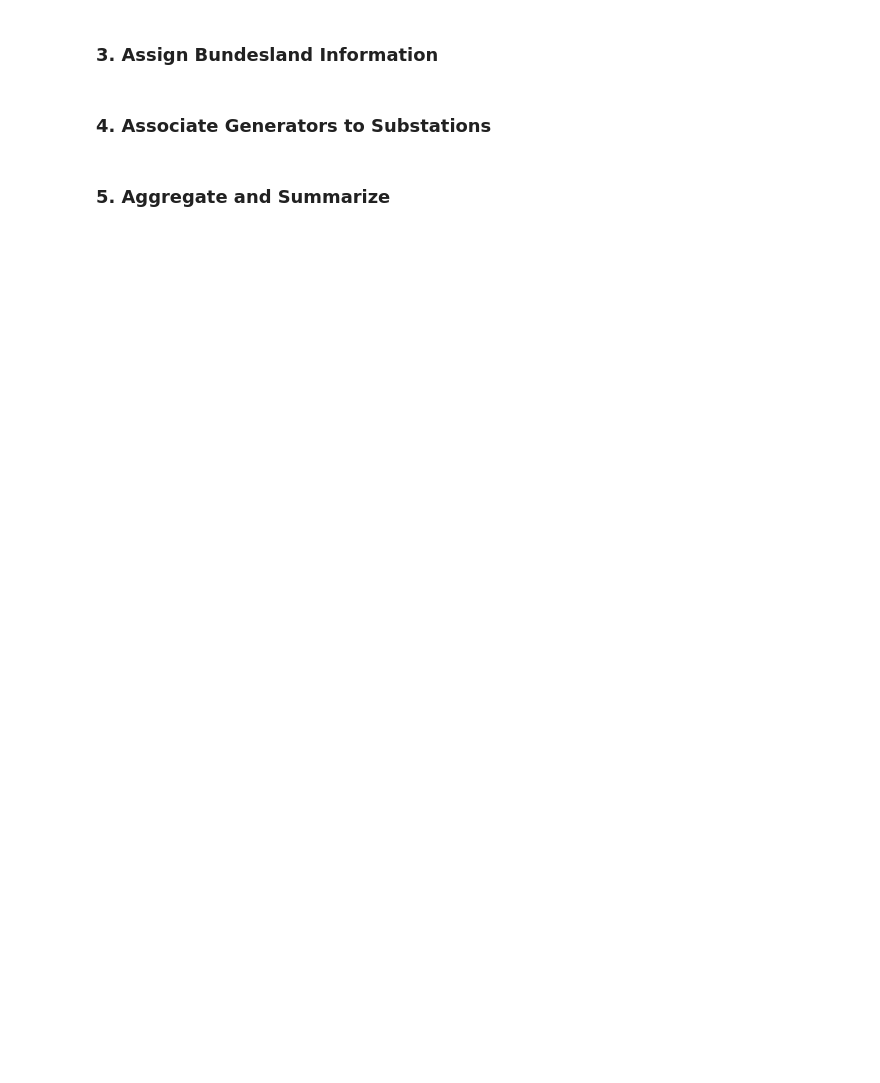
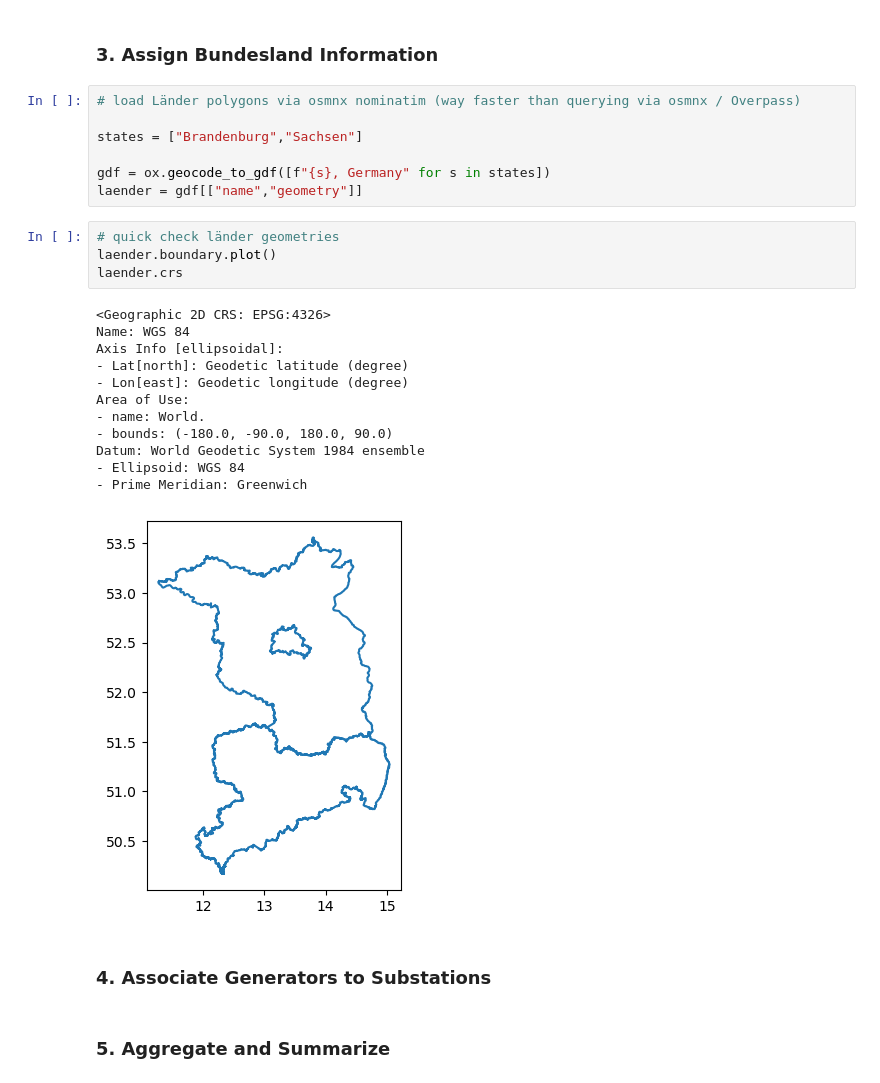
Before and after one commit to nicolas-froehlich/dvlp-case-study, a Jupyter notebook: case-study.ipynb, the cells around one changed output. Cells and saved outputs as stored; diff of their text form; blank space fills up the shorter version.

Commit message:
filter substations for transmission system and get bundesländer

```diff
--- a/case-study.ipynb
+++ b/case-study.ipynb
@@ -35,5 +121,29 @@ substations_brandenburg = ox.features.features_from_place("Brandenburg, Germany"
 # %% [markdown]
 ### 3. Assign Bundesland Information
+# %%
+# load Länder polygons via osmnx nominatim (way faster than querying via osmnx / Overpass)
+
+states = ["Brandenburg","Sachsen"]
+
+gdf = ox.geocode_to_gdf([f"{s}, Germany" for s in states])
+laender = gdf[["name","geometry"]]
+# %%
+# quick check länder geometries
+laender.boundary.plot()
+laender.crs
+# %% [output]
+<Geographic 2D CRS: EPSG:4326>
+Name: WGS 84
+Axis Info [ellipsoidal]:
+- Lat[north]: Geodetic latitude (degree)
+- Lon[east]: Geodetic longitude (degree)
+Area of Use:
+- name: World.
+- bounds: (-180.0, -90.0, 180.0, 90.0)
+Datum: World Geodetic System 1984 ensemble
+- Ellipsoid: WGS 84
+- Prime Meridian: Greenwich
+[figure, added]
 # %% [markdown]
 ### 4. Associate Generators to Substations
 # %% [markdown]
```
Also changed, not shown: parts of 7 cells of this notebook.
